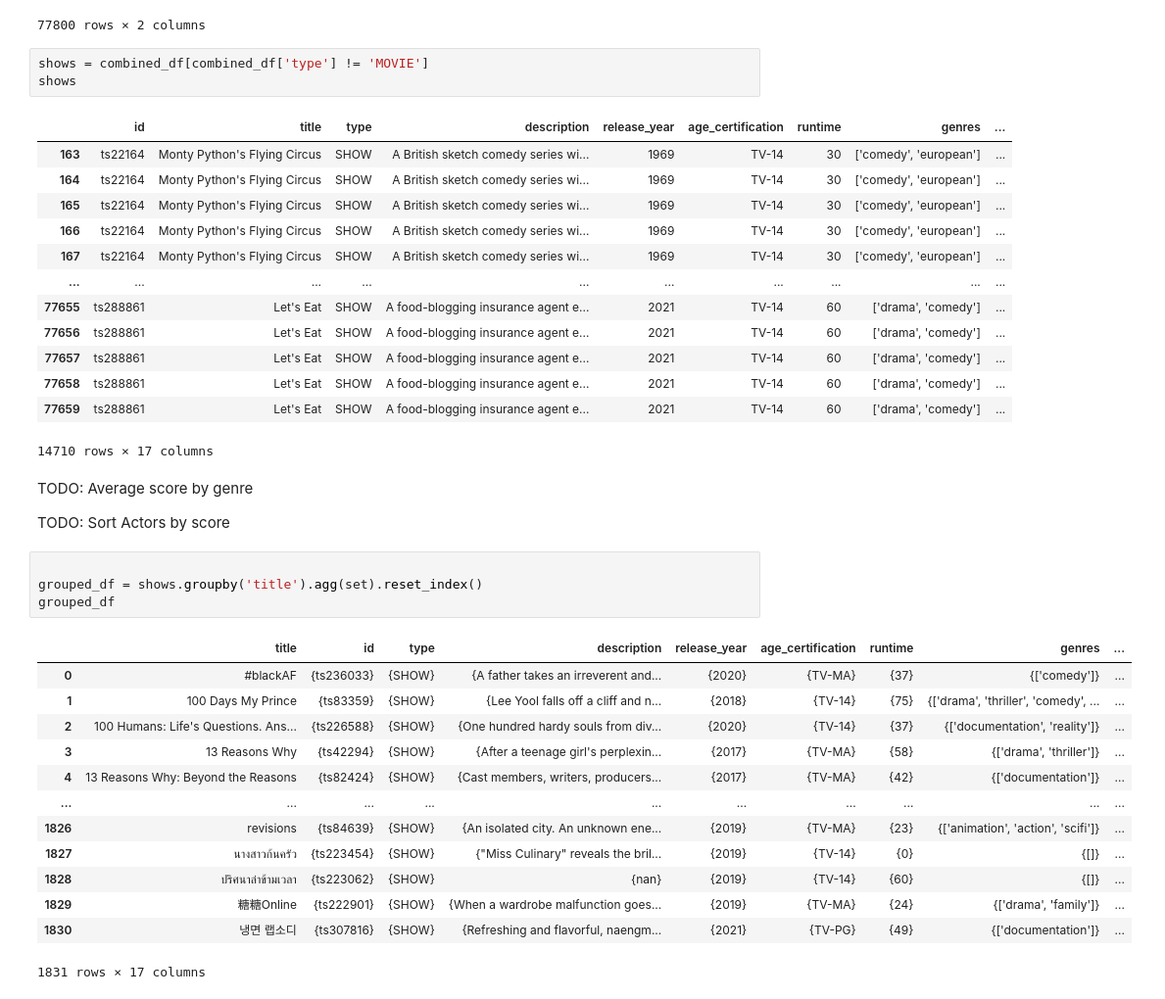
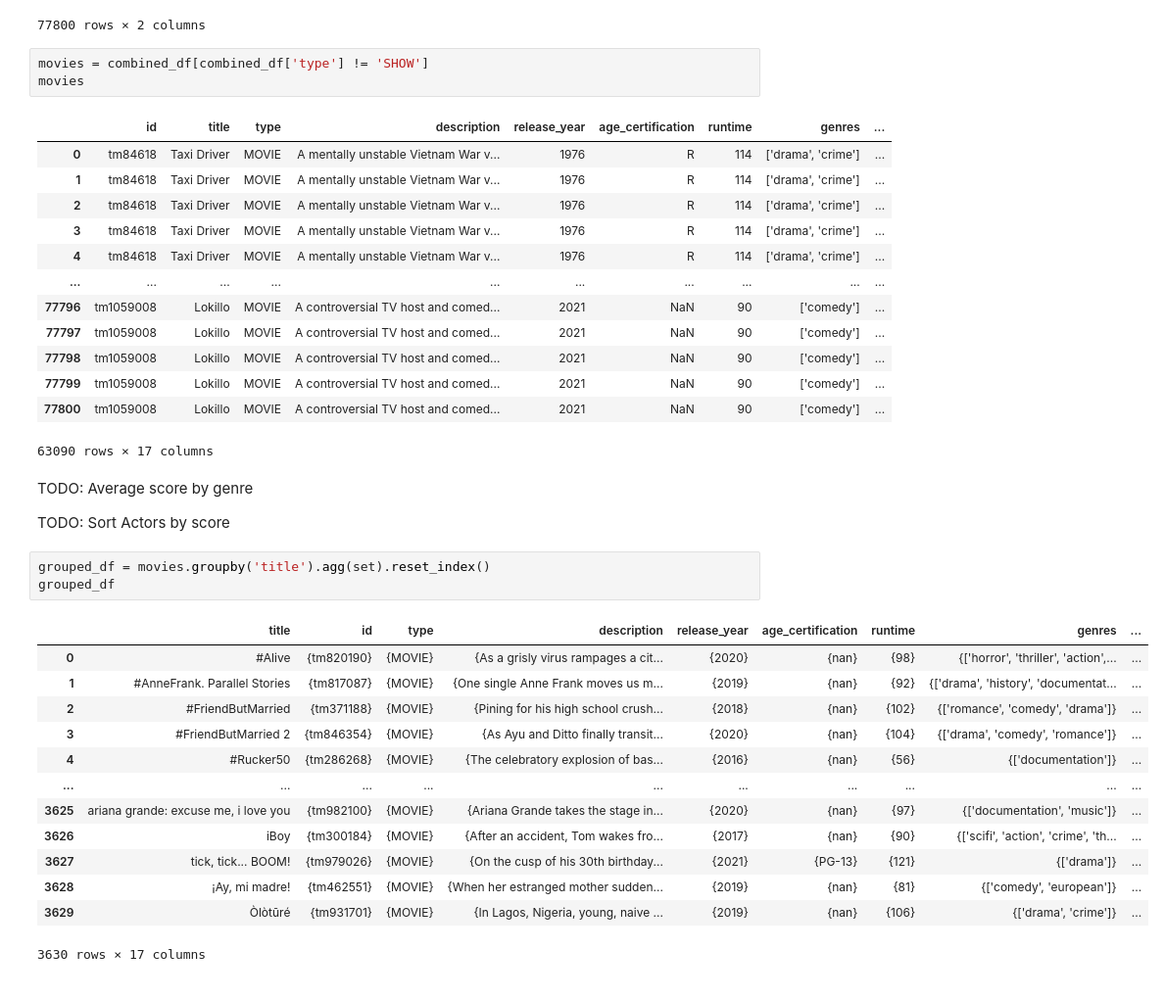
Before and after one commit to Vladboy2/EECS3401FinalProject, a Jupyter notebook: MovieShowPredictor.ipynb, the cells around one changed output. Shown: that part at 98% size. Drawn from its saved outputs; the diff is of its cells as text.

```diff
--- a/MovieShowPredictor.ipynb
+++ b/MovieShowPredictor.ipynb
@@ -122,41 +122,40 @@ pivot_df
 | 77799 | NaN | Julian Gaviria |
 77800 rows × 2 columns
 # %%
-shows = combined_df[combined_df['type'] != 'MOVIE']
-shows
+movies = combined_df[combined_df['type'] != 'SHOW']
+movies
 # %% [output]
 |  | id | title | type | description | release_year | age_certification | runtime | genres | ... |
-| 163 | ts22164 | Monty Python's Flying Circus | SHOW | A British sketch comedy series wi... | 1969 | TV-14 | 30 | ['comedy', 'european'] | ... |
-| 164 | ts22164 | Monty Python's Flying Circus | SHOW | A British sketch comedy series wi... | 1969 | TV-14 | 30 | ['comedy', 'european'] | ... |
-| 165 | ts22164 | Monty Python's Flying Circus | SHOW | A British sketch comedy series wi... | 1969 | TV-14 | 30 | ['comedy', 'european'] | ... |
-| 166 | ts22164 | Monty Python's Flying Circus | SHOW | A British sketch comedy series wi... | 1969 | TV-14 | 30 | ['comedy', 'european'] | ... |
-| 167 | ts22164 | Monty Python's Flying Circus | SHOW | A British sketch comedy series wi... | 1969 | TV-14 | 30 | ['comedy', 'european'] | ... |
+| 0 | tm84618 | Taxi Driver | MOVIE | A mentally unstable Vietnam War v... | 1976 | R | 114 | ['drama', 'crime'] | ... |
+| 1 | tm84618 | Taxi Driver | MOVIE | A mentally unstable Vietnam War v... | 1976 | R | 114 | ['drama', 'crime'] | ... |
+| 2 | tm84618 | Taxi Driver | MOVIE | A mentally unstable Vietnam War v... | 1976 | R | 114 | ['drama', 'crime'] | ... |
+| 3 | tm84618 | Taxi Driver | MOVIE | A mentally unstable Vietnam War v... | 1976 | R | 114 | ['drama', 'crime'] | ... |
+| 4 | tm84618 | Taxi Driver | MOVIE | A mentally unstable Vietnam War v... | 1976 | R | 114 | ['drama', 'crime'] | ... |
 | ... | ... | ... | ... | ... | ... | ... | ... | ... | ... |
-| 77655 | ts288861 | Let's Eat | SHOW | A food-blogging insurance agent e... | 2021 | TV-14 | 60 | ['drama', 'comedy'] | ... |
-| 77656 | ts288861 | Let's Eat | SHOW | A food-blogging insurance agent e... | 2021 | TV-14 | 60 | ['drama', 'comedy'] | ... |
-| 77657 | ts288861 | Let's Eat | SHOW | A food-blogging insurance agent e... | 2021 | TV-14 | 60 | ['drama', 'comedy'] | ... |
-| 77658 | ts288861 | Let's Eat | SHOW | A food-blogging insurance agent e... | 2021 | TV-14 | 60 | ['drama', 'comedy'] | ... |
-| 77659 | ts288861 | Let's Eat | SHOW | A food-blogging insurance agent e... | 2021 | TV-14 | 60 | ['drama', 'comedy'] | ... |
+| 77796 | tm1059008 | Lokillo | MOVIE | A controversial TV host and comed... | 2021 | NaN | 90 | ['comedy'] | ... |
+| 77797 | tm1059008 | Lokillo | MOVIE | A controversial TV host and comed... | 2021 | NaN | 90 | ['comedy'] | ... |
+| 77798 | tm1059008 | Lokillo | MOVIE | A controversial TV host and comed... | 2021 | NaN | 90 | ['comedy'] | ... |
+| 77799 | tm1059008 | Lokillo | MOVIE | A controversial TV host and comed... | 2021 | NaN | 90 | ['comedy'] | ... |
+| 77800 | tm1059008 | Lokillo | MOVIE | A controversial TV host and comed... | 2021 | NaN | 90 | ['comedy'] | ... |
-14710 rows × 17 columns
+63090 rows × 17 columns
 # %% [markdown]
 TODO: Average score by genre
 
 TODO: Sort Actors by score
 # %%
-
-grouped_df = shows.groupby('title').agg(set).reset_index()
+grouped_df = movies.groupby('title').agg(set).reset_index()
 grouped_df
 # %% [output]
 |  | title | id | type | description | release_year | age_certification | runtime | genres | ... |
-| 0 | #blackAF | {ts236033} | {SHOW} | {A father takes an irreverent and... | {2020} | {TV-MA} | {37} | {['comedy']} | ... |
-| 1 | 100 Days My Prince | {ts83359} | {SHOW} | {Lee Yool falls off a cliff and n... | {2018} | {TV-14} | {75} | {['drama', 'thriller', 'comedy', ... | ... |
-| 2 | 100 Humans: Life's Questions. Ans... | {ts226588} | {SHOW} | {One hundred hardy souls from div... | {2020} | {TV-14} | {37} | {['documentation', 'reality']} | ... |
-| 3 | 13 Reasons Why | {ts42294} | {SHOW} | {After a teenage girl's perplexin... | {2017} | {TV-MA} | {58} | {['drama', 'thriller']} | ... |
-| 4 | 13 Reasons Why: Beyond the Reasons | {ts82424} | {SHOW} | {Cast members, writers, producers... | {2017} | {TV-MA} | {42} | {['documentation']} | ... |
+| 0 | #Alive | {tm820190} | {MOVIE} | {As a grisly virus rampages a cit... | {2020} | {nan} | {98} | {['horror', 'thriller', 'action',... | ... |
+| 1 | #AnneFrank. Parallel Stories | {tm817087} | {MOVIE} | {One single Anne Frank moves us m... | {2019} | {nan} | {92} | {['drama', 'history', 'documentat... | ... |
+| 2 | #FriendButMarried | {tm371188} | {MOVIE} | {Pining for his high school crush... | {2018} | {nan} | {102} | {['romance', 'comedy', 'drama']} | ... |
+| 3 | #FriendButMarried 2 | {tm846354} | {MOVIE} | {As Ayu and Ditto finally transit... | {2020} | {nan} | {104} | {['drama', 'comedy', 'romance']} | ... |
+| 4 | #Rucker50 | {tm286268} | {MOVIE} | {The celebratory explosion of bas... | {2016} | {nan} | {56} | {['documentation']} | ... |
 | ... | ... | ... | ... | ... | ... | ... | ... | ... | ... |
-| 1826 | revisions | {ts84639} | {SHOW} | {An isolated city. An unknown ene... | {2019} | {TV-MA} | {23} | {['animation', 'action', 'scifi']} | ... |
-| 1827 | นางสาวก้นครัว | {ts223454} | {SHOW} | {"Miss Culinary" reveals the bril... | {2019} | {TV-14} | {0} | {[]} | ... |
-| 1828 | ปริศนาล่าข้ามเวลา | {ts223062} | {SHOW} | {nan} | {2019} | {TV-14} | {60} | {[]} | ... |
-| 1829 | 糖糖Online | {ts222901} | {SHOW} | {When a wardrobe malfunction goes... | {2019} | {TV-MA} | {24} | {['drama', 'family']} | ... |
-| 1830 | 냉면 랩소디 | {ts307816} | {SHOW} | {Refreshing and flavorful, naengm... | {2021} | {TV-PG} | {49} | {['documentation']} | ... |
+| 3625 | ariana grande: excuse me, i love you | {tm982100} | {MOVIE} | {Ariana Grande takes the stage in... | {2020} | {nan} | {97} | {['documentation', 'music']} | ... |
+| 3626 | iBoy | {tm300184} | {MOVIE} | {After an accident, Tom wakes fro... | {2017} | {nan} | {90} | {['scifi', 'action', 'crime', 'th... | ... |
+| 3627 | tick, tick... BOOM! | {tm979026} | {MOVIE} | {On the cusp of his 30th birthday... | {2021} | {PG-13} | {121} | {['drama']} | ... |
+| 3628 | ¡Ay, mi madre! | {tm462551} | {MOVIE} | {When her estranged mother sudden... | {2019} | {nan} | {81} | {['comedy', 'european']} | ... |
+| 3629 | Òlòtūré | {tm931701} | {MOVIE} | {In Lagos, Nigeria, young, naive ... | {2019} | {nan} | {106} | {['drama', 'crime']} | ... |
-1831 rows × 17 columns
+3630 rows × 17 columns
```
Also changed, not shown: parts of 6 cells of this notebook.
